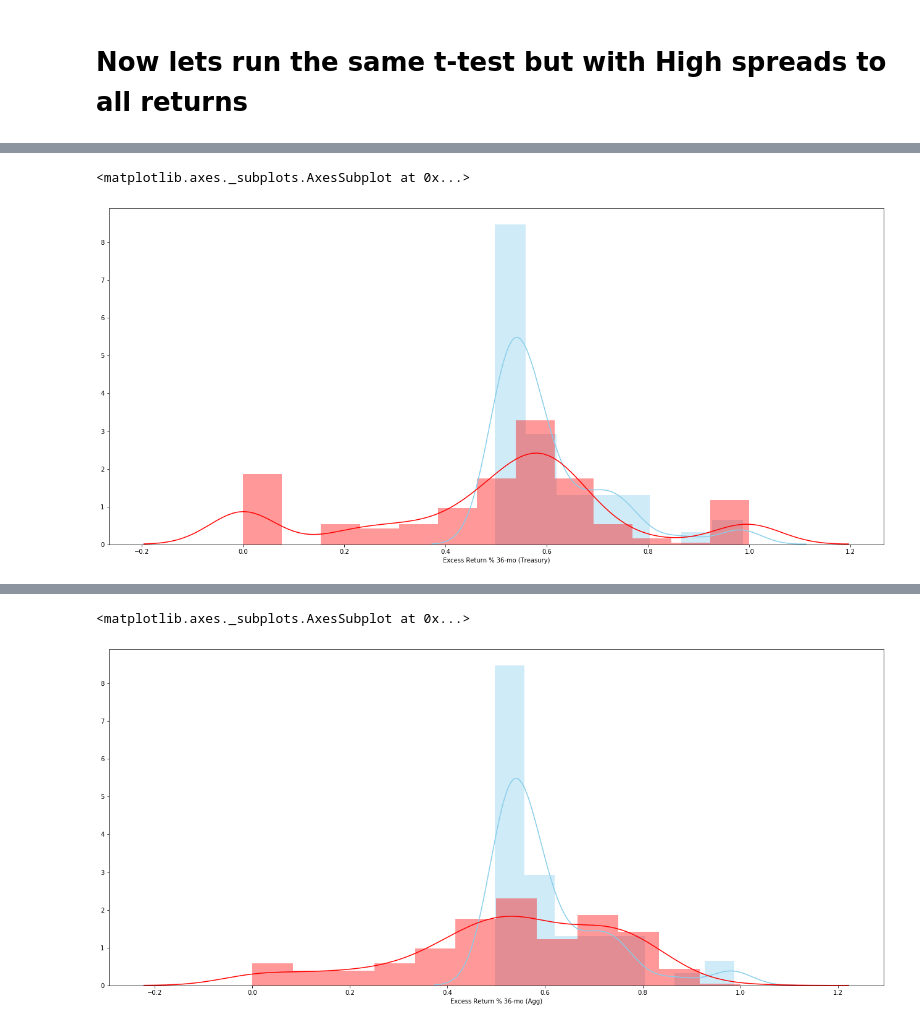
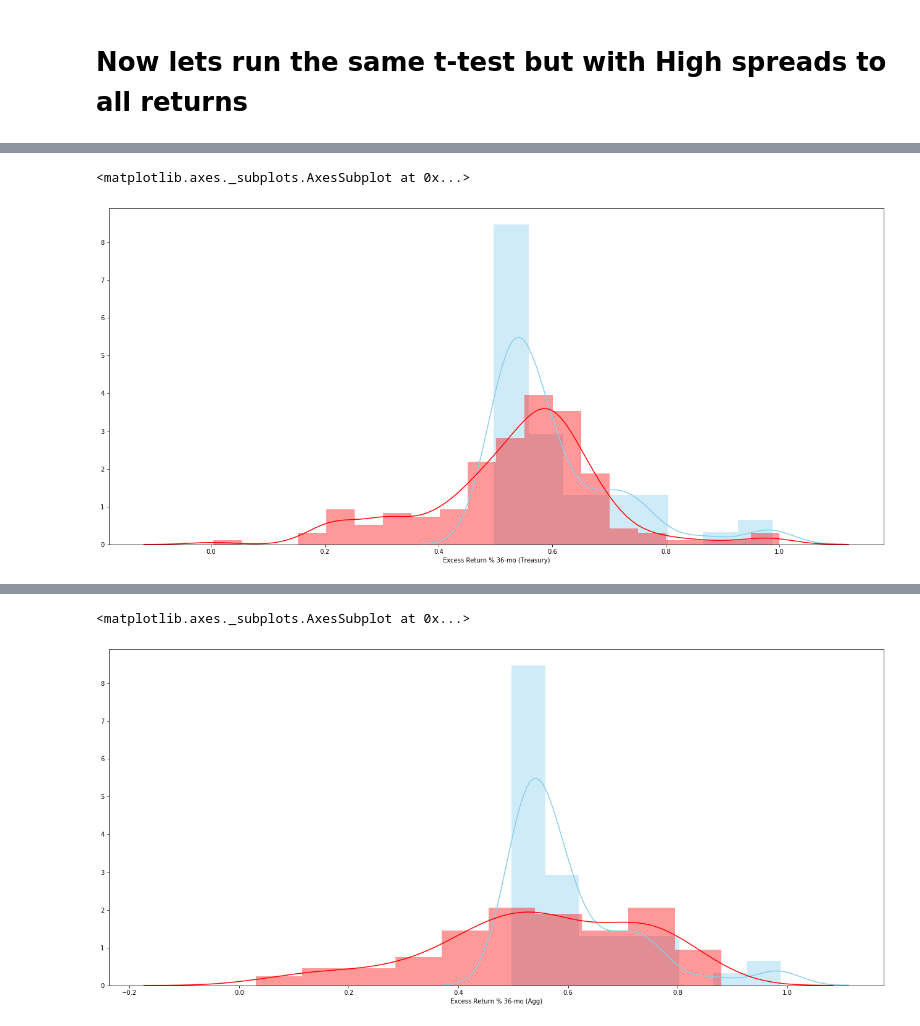
Before and after one commit to valazeinali/BoydWatterson, a Jupyter notebook: BoydWatterson/T-Test Analysis/T-tests_ABS_25.ipynb, the cells around one changed output, grey strips where cells are left out. Drawn from its saved outputs; the diff is of its cells as text; code cells hidden in the pictures.

```diff
--- a/BoydWatterson/T-Test Analysis/T-tests_ABS_25.ipynb
+++ b/BoydWatterson/T-Test Analysis/T-tests_ABS_25.ipynb
@@ -779,8 +780,8 @@ des, res
  8                                   Glass's delta =     0.9733
  9                                               r =     0.1991)
 # %%
-#df1["Excess Return % 12-mo (Agg)"] = df1["Excess Return % 12-mo (Agg)"].replace([0],["NaN"])
-#df1["Excess Return % 12-mo (Agg)"] = df1["Excess Return % 12-mo (Agg)"].replace([1],["NaN"])
+df1["Excess Return % 12-mo (Agg)"] = df1["Excess Return % 12-mo (Agg)"].replace([0],["NaN"])
+df1["Excess Return % 12-mo (Agg)"] = df1["Excess Return % 12-mo (Agg)"].replace([1],["NaN"])
 
 plt.figure(figsize=(22.5,10))
 sns.distplot(df["OAS"], color="skyblue", label="OAS_Normalized_Value")
@@ -814,8 +815,9 @@ des, res
  8                                   Glass's delta =     1.0659
  9                                               r =     0.1954)
 # %%
-#df1["Excess Return % 24-mo (Treasury)"] = df1["Excess Return % 24-mo (Treasury)"].replace([0],["NaN"])
-#df1["Excess Return % 24-mo (Treasury)"] = df1["Excess Return % 24-mo (Treasury)"].replace([1],["NaN"])
+df1["Excess Return % 24-mo (Treasury)"] = df1["Excess Return % 24-mo (Treasury)"].replace([0],["NaN"])
+df1["Excess Return % 24-mo (Treasury)"] = df1["Excess Return % 24-mo (Treasury)"].replace([1],["NaN"])
+
 plt.figure(figsize=(22.5,10))
 sns.distplot(df["OAS"], color="skyblue", label="OAS_Normalized_Value")
 sns.distplot(df1["Excess Return % 24-mo (Treasury)"], color="red", label="24M_Tres._Normalized_Value")
@@ -848,8 +850,8 @@ des, res
  8                                   Glass's delta =     1.0361
  9                                               r =     0.2153)
 # %%
-#df1["Excess Return % 24-mo (Agg)"] = df1["Excess Return % 24-mo (Agg)"].replace([0],["NaN"])
-#df1["Excess Return % 24-mo (Agg)"] = df1["Excess Return % 24-mo (Agg)"].replace([1],["NaN"])
+df1["Excess Return % 24-mo (Agg)"] = df1["Excess Return % 24-mo (Agg)"].replace([0],["NaN"])
+df1["Excess Return % 24-mo (Agg)"] = df1["Excess Return % 24-mo (Agg)"].replace([1],["NaN"])
 
 plt.figure(figsize=(22.5,10))
 sns.distplot(df["OAS"], color="skyblue", label="OAS_Normalized_Value")
@@ -883,14 +885,15 @@ des, res
  8                                   Glass's delta =     0.9414
  9                                               r =     0.1612)
 # %%
-#df1["Excess Return % 36-mo (Treasury)"] = df1["Excess Return % 36-mo (Treasury)"].replace([0],["NaN"])
-#df1["Excess Return % 36-mo (Treasury)"] = df1["Excess Return % 36-mo (Treasury)"].replace([1],["NaN"])
+df1["Excess Return % 36-mo (Treasury)"] = df1["Excess Return % 36-mo (Treasury)"].replace([0],["NaN"])
+df1["Excess Return % 36-mo (Treasury)"] = df1["Excess Return % 36-mo (Treasury)"].replace([1],["NaN"])
+
 plt.figure(figsize=(22.5,10))
 sns.distplot(df["OAS"], color="skyblue", label="OAS_Normalized_Value")
 sns.distplot(df1["Excess Return % 36-mo (Treasury)"], color="red", label="36M_Tres._Normalized_Value")
 # %% [output]
 <matplotlib.axes._subplots.AxesSubplot at 0x...>
-[figure, old version]
+[figure, new version]
 # %%
 des, res = researchpy.ttest(df['OAS'], df1['Excess Return % 36-mo (Agg)'])
 
@@ -917,12 +920,12 @@ des, res
  8                                   Glass's delta =     0.6227
  9                                               r =     0.1323)
 # %%
-#df1["Excess Return % 36-mo (Agg)"] = df1["Excess Return % 36-mo (Agg)"].replace([0],["NaN"])
-#df1["Excess Return % 36-mo (Agg)"] = df1["Excess Return % 36-mo (Agg)"].replace([1],["NaN"])
+df1["Excess Return % 36-mo (Agg)"] = df1["Excess Return % 36-mo (Agg)"].replace([0],["NaN"])
+df1["Excess Return % 36-mo (Agg)"] = df1["Excess Return % 36-mo (Agg)"].replace([1],["NaN"])
 
 plt.figure(figsize=(22.5,10))
 sns.distplot(df["OAS"], color="skyblue", label="OAS_Normalized_Value")
 sns.distplot(df1["Excess Return % 36-mo (Agg)"], color="red", label="36M_Agg._Normalized_Value")
 # %% [output]
 <matplotlib.axes._subplots.AxesSubplot at 0x...>
-[figure, old version]
+[figure, new version]
```
Also changed, not shown: parts of 11 cells of this notebook.
